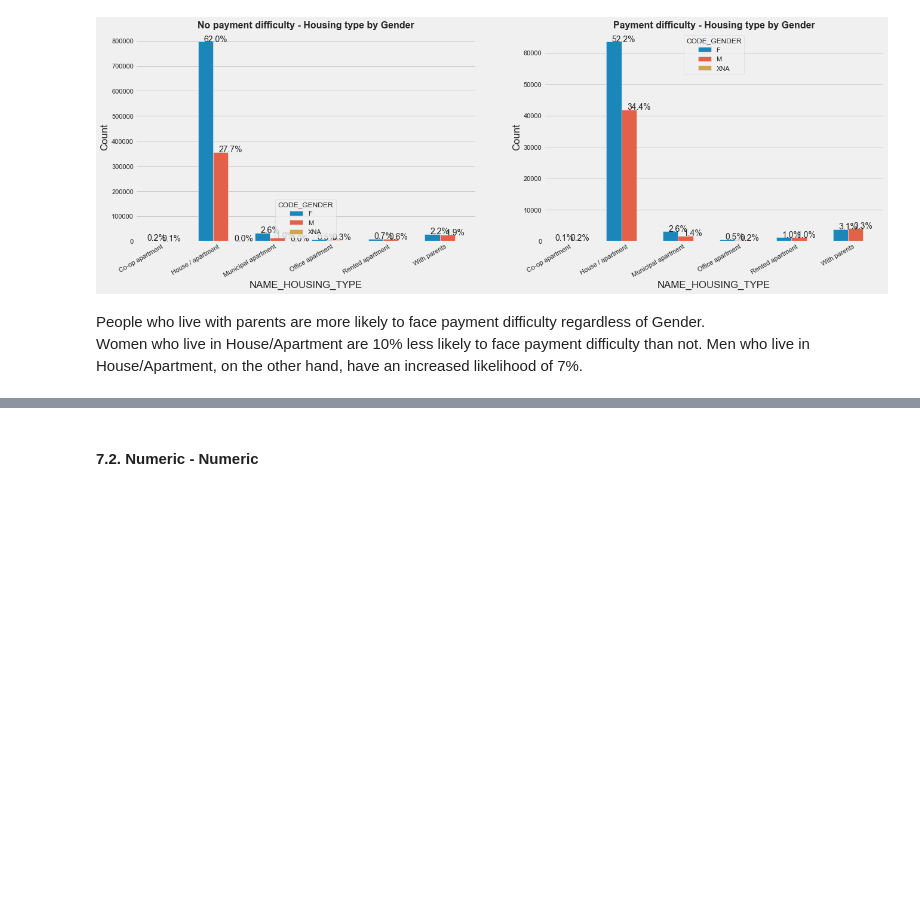
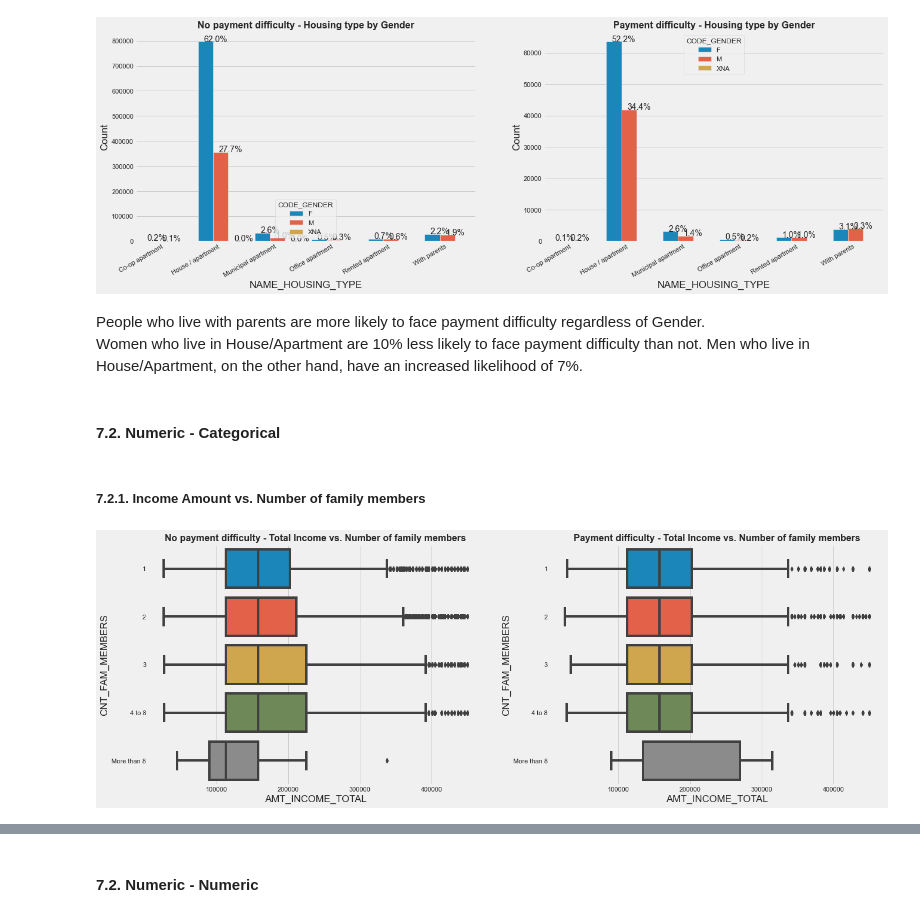
Before and after one commit to kavurisrikanth/risk-analysis-eda, a Jupyter notebook: eda_credit.ipynb, the cells around one changed output, grey strips where cells are left out. Cells and saved outputs as stored; diff of their text form; code cells hidden in the pictures; blank space fills up the shorter version.

```diff
--- a/eda_credit.ipynb
+++ b/eda_credit.ipynb
@@ -1376,3 +1376,29 @@ plot_countplot('NAME_HOUSING_TYPE', 'Housing type by Gender', hue='CODE_GENDER')
 # %% [markdown]
 People who live with parents are more likely to face payment difficulty regardless of Gender.<br>
 Women who live in House/Apartment are 10% less likely to face payment difficulty than not. Men who live in House/Apartment, on the other hand, have an increased likelihood of 7%.<br>
+# %% [markdown]
+#### 7.2. Numeric - Categorical
+# %%
+def plot_boxplot(x_col, y_col, readable_name):
+    plt.style.use('fivethirtyeight')
+    fig, (ax1, ax2) = plt.subplots(1,2,figsize=(20, 7))
+
+    hue_order = sorted(set(all_apps_no_diff[y_col].values))
+
+    # No difficulty
+    plt.subplot(1,2,1)
+    sns.boxplot(data=all_apps_no_diff, x=x_col, y=y_col, order=hue_order, ax=ax1)
+    plt.title(f'No payment difficulty - {readable_name}', fontweight='bold', fontsize=16)
+
+    #Difficulty
+    plt.subplot(1,2,2)
+    sns.boxplot(data=all_apps_diff, x=x_col, y=y_col, order=hue_order, ax=ax2)
+    plt.title(f'Payment difficulty - {readable_name}', fontweight='bold', fontsize=16)
+
+    plt.show()
+# %% [markdown]
+##### 7.2.1. Income Amount vs. Number of family members
+# %%
+plot_boxplot('AMT_INCOME_TOTAL', 'CNT_FAM_MEMBERS', 'Total Income vs. Number of family members')
+# %% [output]
+[figure, added]
```
Also changed, not shown: parts of 10 cells of this notebook.
